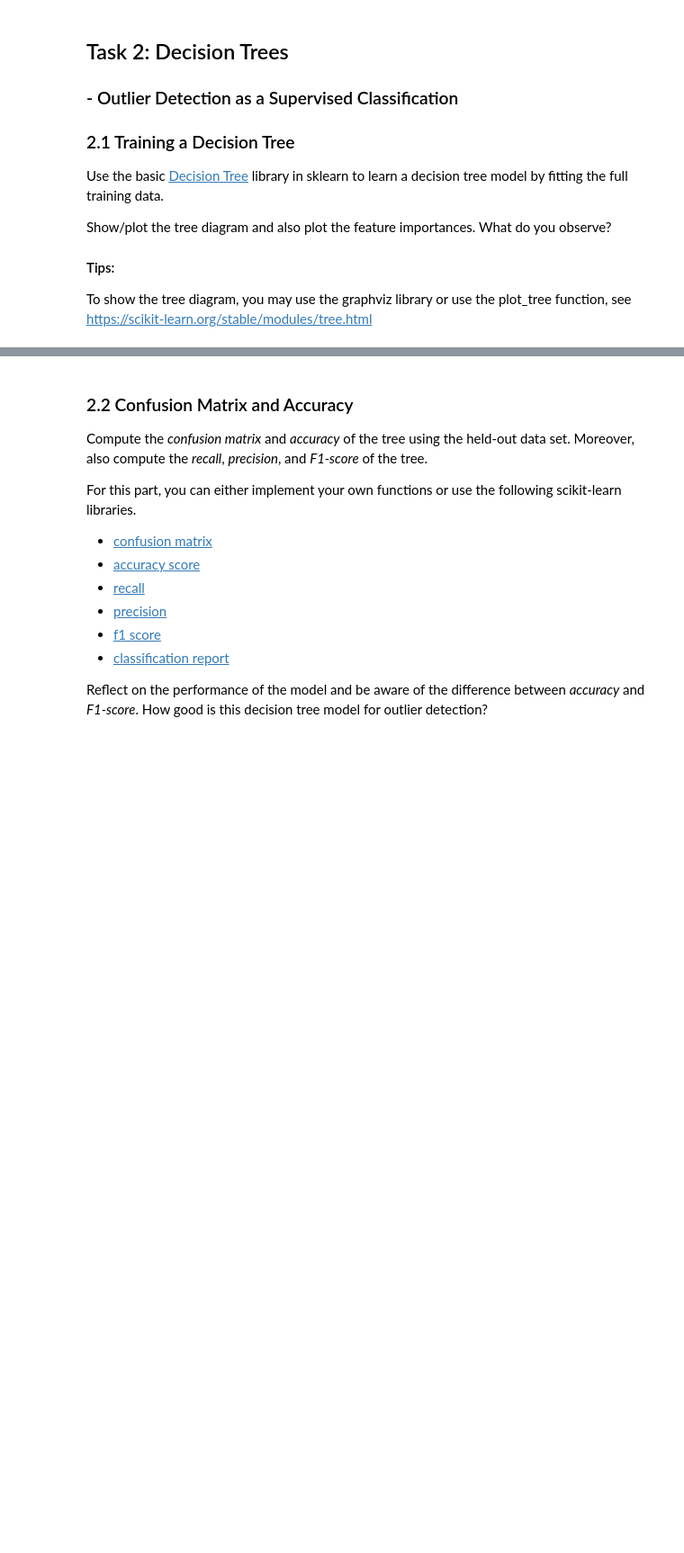
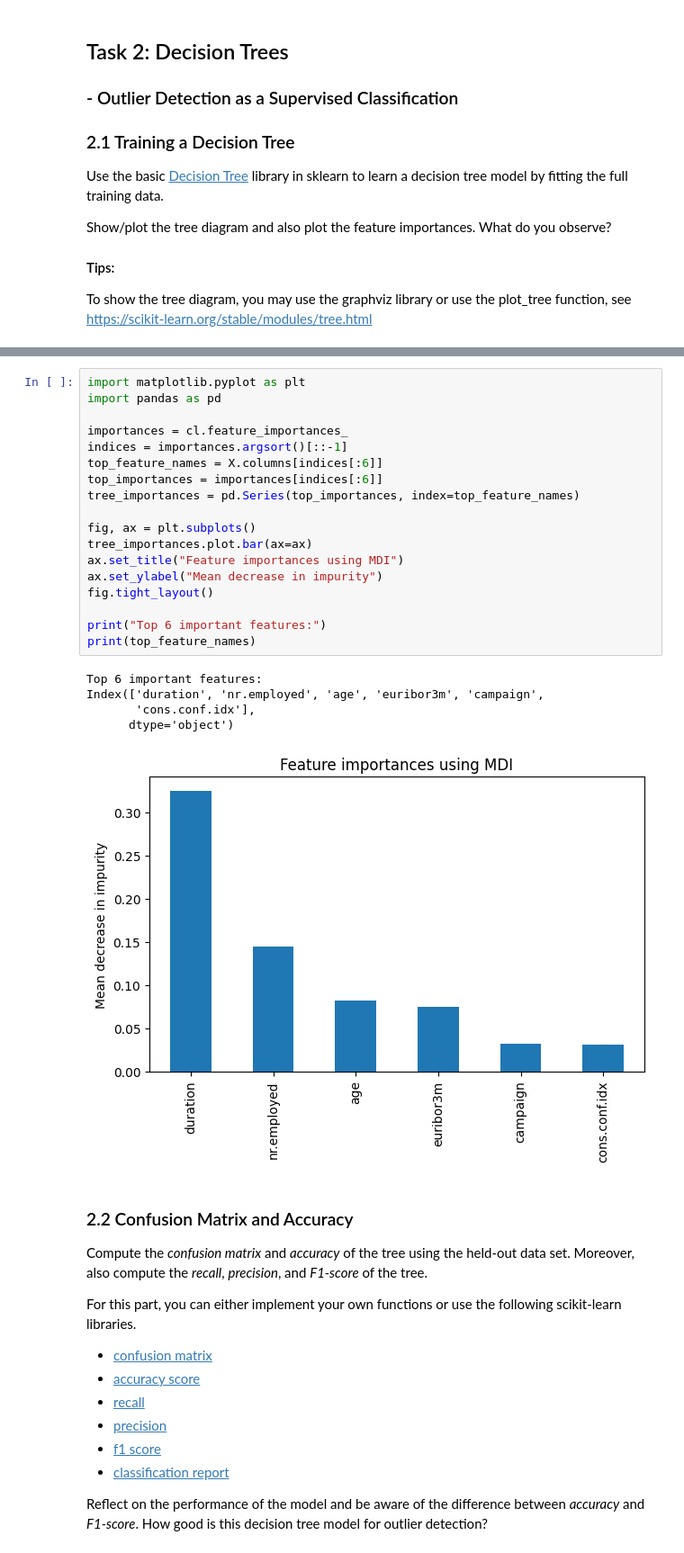
Before and after one commit to MacSuperior/APML, a Jupyter notebook: Assignment-1.ipynb, the cells around one changed output, grey strips where cells are left out. Shown at 90% size. Cells and saved outputs as stored; diff of their text form; blank space fills up the shorter version.

```diff
--- a/Assignment-1.ipynb
+++ b/Assignment-1.ipynb
@@ -246,3 +195,27 @@ Index(['age', 'duration', 'campaign', 'cons.conf.idx', 'euribor3m',
+# %%
+import matplotlib.pyplot as plt
+import pandas as pd
+
+importances = cl.feature_importances_
+indices = importances.argsort()[::-1]
+top_feature_names = X.columns[indices[:6]]
+top_importances = importances[indices[:6]]
+tree_importances = pd.Series(top_importances, index=top_feature_names)
+
+fig, ax = plt.subplots()
+tree_importances.plot.bar(ax=ax)
+ax.set_title("Feature importances using MDI")
+ax.set_ylabel("Mean decrease in impurity")
+fig.tight_layout()
+
+print("Top 6 important features:")
+print(top_feature_names)
+# %% [output]
+Top 6 important features:
+Index(['duration', 'nr.employed', 'age', 'euribor3m', 'campaign',
+       'cons.conf.idx'],
+      dtype='object')
+[figure, added]
 # %% [markdown]
 ### 2.2 Confusion Matrix and Accuracy
 
```
Also changed, not shown: parts of 10 cells of this notebook.
